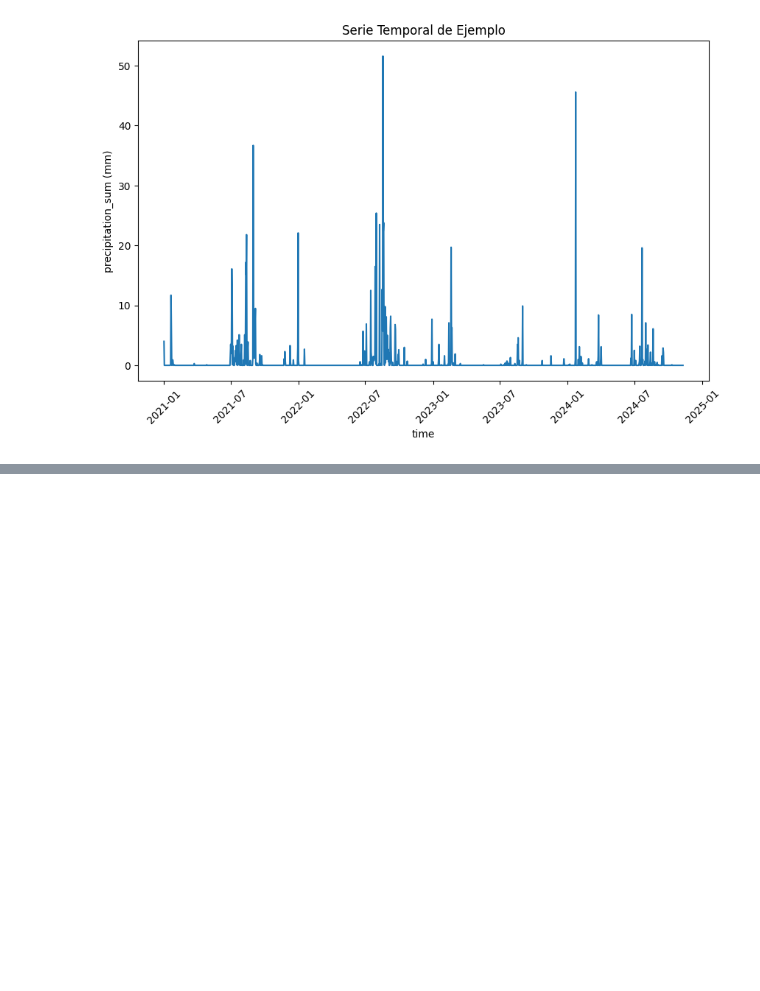
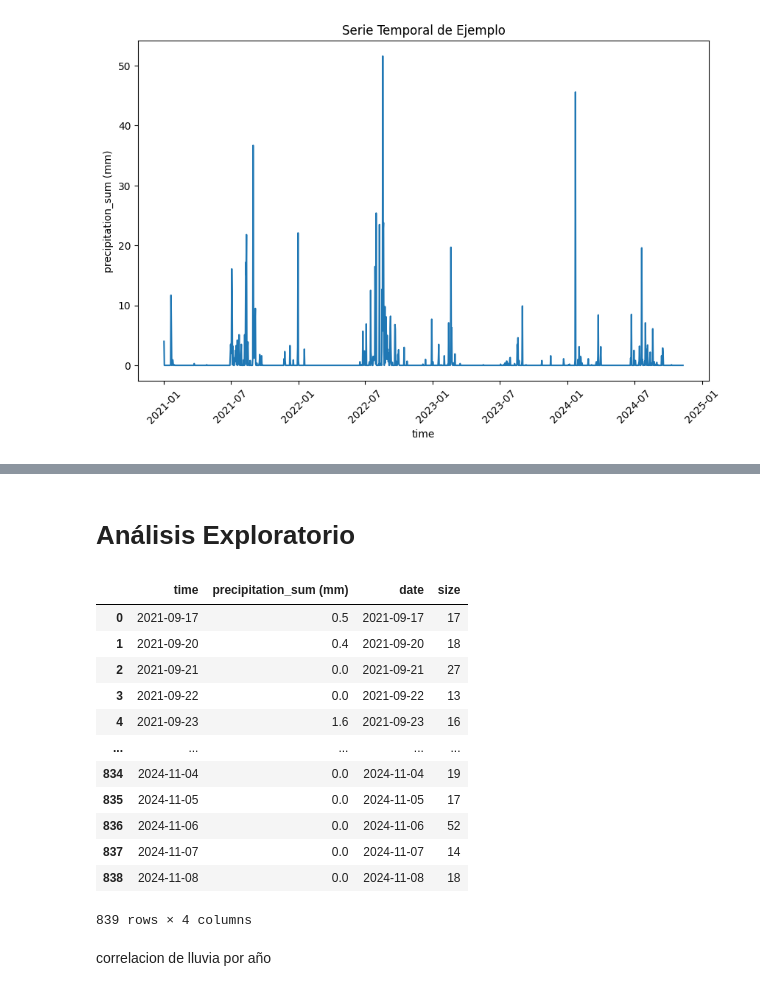
Before and after one commit to BSM-Analytics/proyecto-baches-hmo, a Jupyter notebook: notebooks/3.4_sbr_an_exp_precipitacion.ipynb, the cells around one changed output, grey strips where cells are left out. Saved outputs shown, nothing was run; the diff lists cells and outputs as text; code cells hidden in the pictures; blank space fills up the shorter version.

```diff
--- a/notebooks/3.4_sbr_an_exp_precipitacion.ipynb
+++ b/notebooks/3.4_sbr_an_exp_precipitacion.ipynb
@@ -108,0 +175,22 @@ plt.show()
+# %% [markdown]
+# Análisis Exploratorio
+# %%
+df_lluvia_baches = pd.merge(df_lluvia_hmo, baches_por_fecha, left_on='time', right_on='date', how='inner')
+# %%
+df_lluvia_baches
+# %% [output]
+|  | time | precipitation_sum (mm) | date | size |
+| 0 | 2021-09-17 | 0.5 | 2021-09-17 | 17 |
+| 1 | 2021-09-20 | 0.4 | 2021-09-20 | 18 |
+| 2 | 2021-09-21 | 0.0 | 2021-09-21 | 27 |
+| 3 | 2021-09-22 | 0.0 | 2021-09-22 | 13 |
+| 4 | 2021-09-23 | 1.6 | 2021-09-23 | 16 |
+| ... | ... | ... | ... | ... |
+| 834 | 2024-11-04 | 0.0 | 2024-11-04 | 19 |
+| 835 | 2024-11-05 | 0.0 | 2024-11-05 | 17 |
+| 836 | 2024-11-06 | 0.0 | 2024-11-06 | 52 |
+| 837 | 2024-11-07 | 0.0 | 2024-11-07 | 14 |
+| 838 | 2024-11-08 | 0.0 | 2024-11-08 | 18 |
+839 rows × 4 columns
+# %% [markdown]
+correlacion de lluvia por año
```
Also changed, not shown: parts of 13 cells of this notebook.
